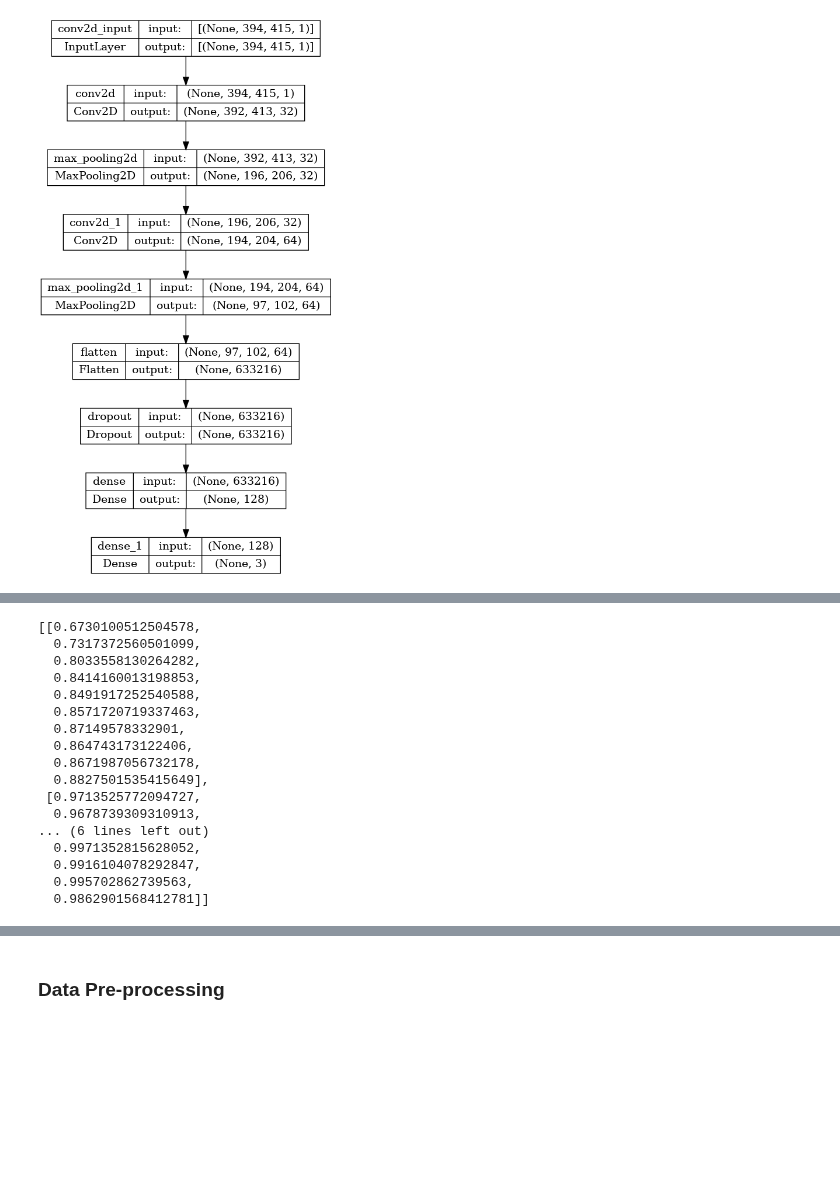
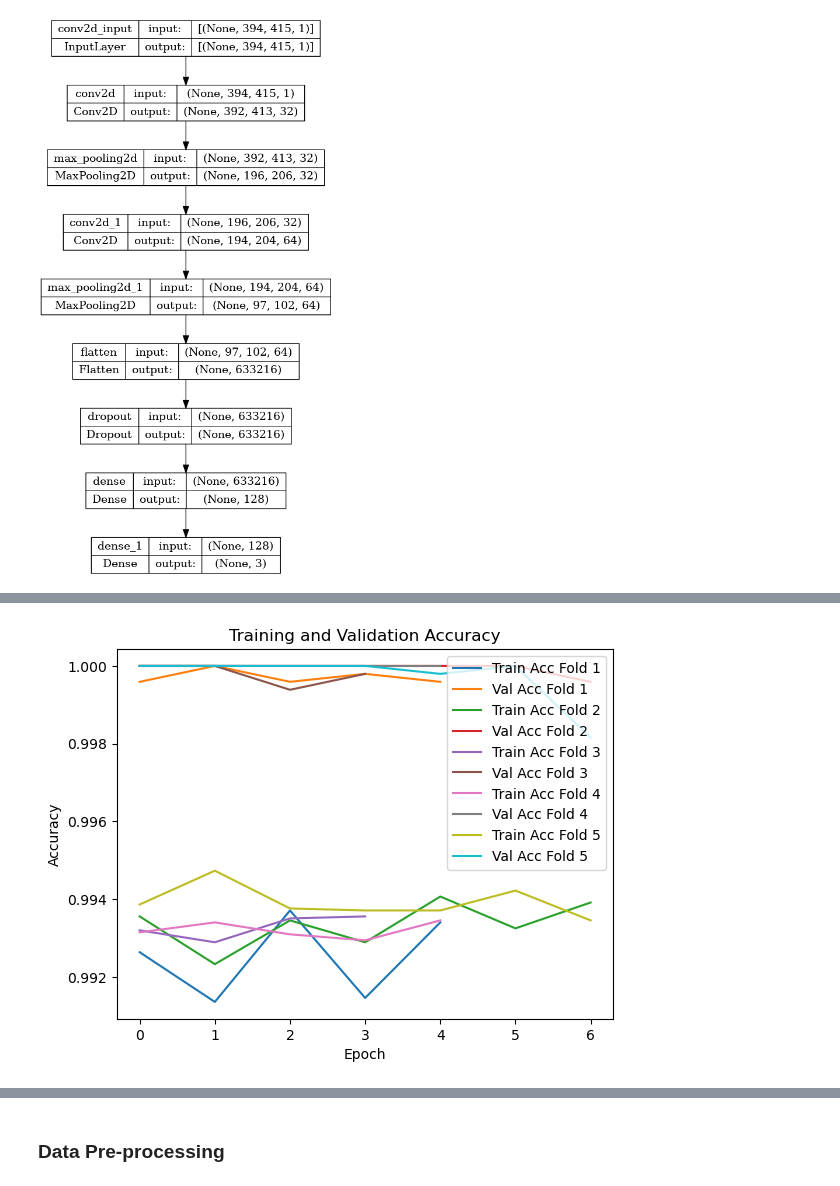
Before and after one commit to konkalaitzidis/bpnn, a Jupyter notebook: src/V3/BPNN_V3.ipynb, the cells around one changed output, grey strips where cells are left out. Cells and saved outputs as stored; diff of their text form; code cells hidden in the pictures; blank space fills up the shorter version.

Commit message:
WIP/Trying to plot k-fold results

```diff
--- a/src/V3/BPNN_V3.ipynb
+++ b/src/V3/BPNN_V3.ipynb
@@ -146,6 +146,6 @@ The directory output already exists.
 # # load the CSV file with the FOV information
 # fov_info = pd.read_csv('/home/dmc/Desktop/kostas/direct-Behavior-prediction-from-miniscope-calcium-imaging-using-convolutional-neural-networks/src/V3/aligned_videos_animal3.csv')
 # %%
-s3_calcium_url = 'https://s3.ki.se/dmc-striatum-arrowmaze/processed-data/miniscope-recordings/export-to-nwb/animal3learnday9/20211026_142935_animal3learnday9.nwb?AWSAccessKeyId=5AMYRX4EUZ0MV0276K24&Signature=EKJnSCNu9qNmmtO9OLCgHyYKt3Y%3D&Expires=1682083848'
+s3_calcium_url = 'https://s3.ki.se/dmc-striatum-arrowmaze/processed-data/miniscope-recordings/export-to-nwb/animal3learnday9/20211026_142935_animal3learnday9.nwb?AWSAccessKeyId=5AMYRX4EUZ0MV0276K24&Signature=jAPJ42EOv0NQ32s%2BIEx%2FZcv17xM%3D&Expires=1682184040'
 video_data = load_video_data(s3_calcium_url)
 # %% [output]
@@ -563,38 +583,13 @@ Execution time: 0 hours, 13 minutes, 7 seconds
-# %%
-val_acc_all
-# %% [output]
-[[0.6730100512504578,
-  0.7317372560501099,
-  0.8033558130264282,
-  0.8414160013198853,
-  0.8491917252540588,
-  0.8571720719337463,
-  0.87149578332901,
-  0.864743173122406,
-  0.8671987056732178,
-  0.8827501535415649],
- [0.9713525772094727,
-  0.9678739309310913,
-... (6 lines left out)
-  0.9971352815628052,
-  0.9916104078292847,
-  0.995702862739563,
-  0.9862901568412781]]
 # %%
-
-
-
-
-# # Plot the mean training and validation loss and accuracy for each epoch
-# plt.plot(range(1, epochs+1), np.mean(train_loss_all, axis=0), label='Training Loss')
-# plt.plot(range(1, epochs+1), np.mean(val_loss_all, axis=0), label='Validation Loss')
-# plt.plot(range(1, epochs+1), np.mean(train_acc_all, axis=0), label='Training Accuracy')
-# plt.plot(range(1, epochs+1), np.mean(val_acc_all, axis=0), label='Validation Accuracy')
-# plt.title('Mean Training and Validation Loss and Accuracy')
-# plt.xlabel('Epoch')
-# plt.legend()
-# plt.show()
-
-
-mean_train_acc = np.mean(train_acc_all)
-mean_val_acc = np.mean(val_acc_all)
+# Plot training and validation accuracy for each fold
+for i in range(num_folds):
+    plt.plot(train_acc_all[i], label=f'Train Acc Fold {i+1}')
+    plt.plot(val_acc_all[i], label=f'Val Acc Fold {i+1}')
+plt.title('Training and Validation Accuracy')
+plt.xlabel('Epoch')
+plt.ylabel('Accuracy')
+plt.legend()
+plt.savefig('Training-and-Validation-Accuracy.png', bbox_inches='tight', dpi=300)
+plt.show()
+# %% [output]
+[figure, added]
```
Also changed, not shown: parts of 12 cells of this notebook, 2 other files.
